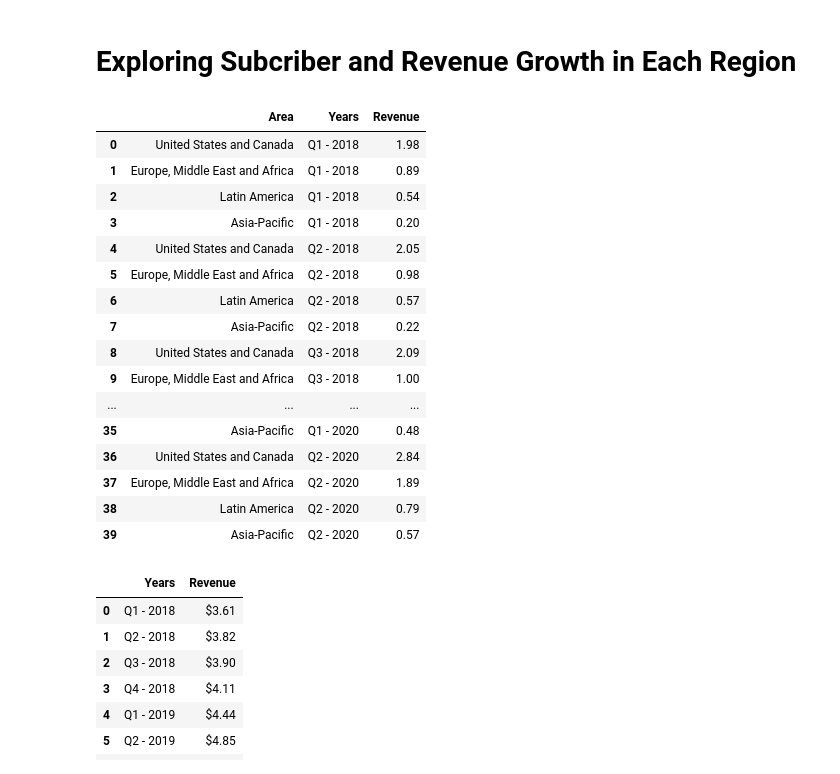
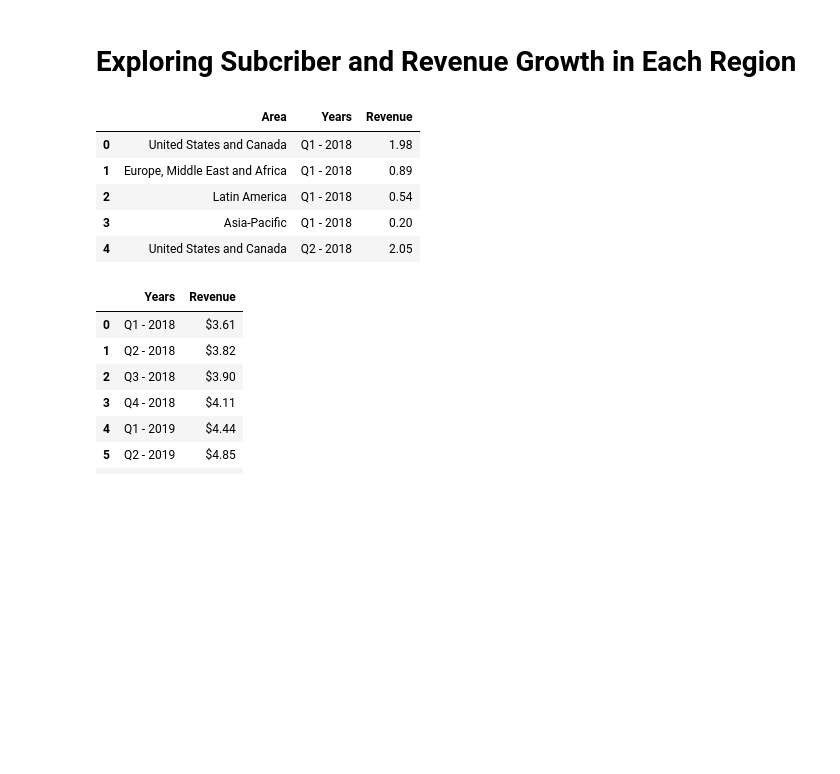
Before and after one commit to jimbleslilley/bootcamp-project-1, a Jupyter notebook: RegionGrowth.ipynb, the cells around one changed output. Saved outputs shown, nothing was run; the diff lists cells and outputs as text; code cells hidden in the pictures; blank space fills up the shorter version.

```diff
--- a/RegionGrowth.ipynb
+++ b/RegionGrowth.ipynb
@@ -3,30 +3,19 @@
 # %%
 import pandas as pd
 import numpy as np
 import matplotlib.pyplot as plt
 
 #import file and convert revnue to billion"
 file = "Resources/Revenue_Data.csv"
-netflix_omdb_df = pd.read_csv(file, index_col=0).reset_index()
-netflix_omdb_df['Revenue'] = netflix_omdb_df['Revenue'].div(1000000000).round(2)
-netflix_omdb_df
+area_rev = pd.read_csv(file, index_col=0).reset_index()
+area_rev['Revenue'] = area_rev['Revenue'].div(1000000000).round(2)
+area_rev.head()
 # %% [output]
 |  | Area | Years | Revenue |
 | 0 | United States and Canada | Q1 - 2018 | 1.98 |
 | 1 | Europe, Middle East and Africa | Q1 - 2018 | 0.89 |
 | 2 | Latin America | Q1 - 2018 | 0.54 |
 | 3 | Asia-Pacific | Q1 - 2018 | 0.20 |
 | 4 | United States and Canada | Q2 - 2018 | 2.05 |
-| 5 | Europe, Middle East and Africa | Q2 - 2018 | 0.98 |
-| 6 | Latin America | Q2 - 2018 | 0.57 |
-| 7 | Asia-Pacific | Q2 - 2018 | 0.22 |
-| 8 | United States and Canada | Q3 - 2018 | 2.09 |
-| 9 | Europe, Middle East and Africa | Q3 - 2018 | 1.00 |
-| ... | ... | ... | ... |
-| 35 | Asia-Pacific | Q1 - 2020 | 0.48 |
-| 36 | United States and Canada | Q2 - 2020 | 2.84 |
-| 37 | Europe, Middle East and Africa | Q2 - 2020 | 1.89 |
-| 38 | Latin America | Q2 - 2020 | 0.79 |
-| 39 | Asia-Pacific | Q2 - 2020 | 0.57 |
 # %%
 #group by years and reorder labels
```
Also changed, not shown: parts of 12 cells of this notebook.
